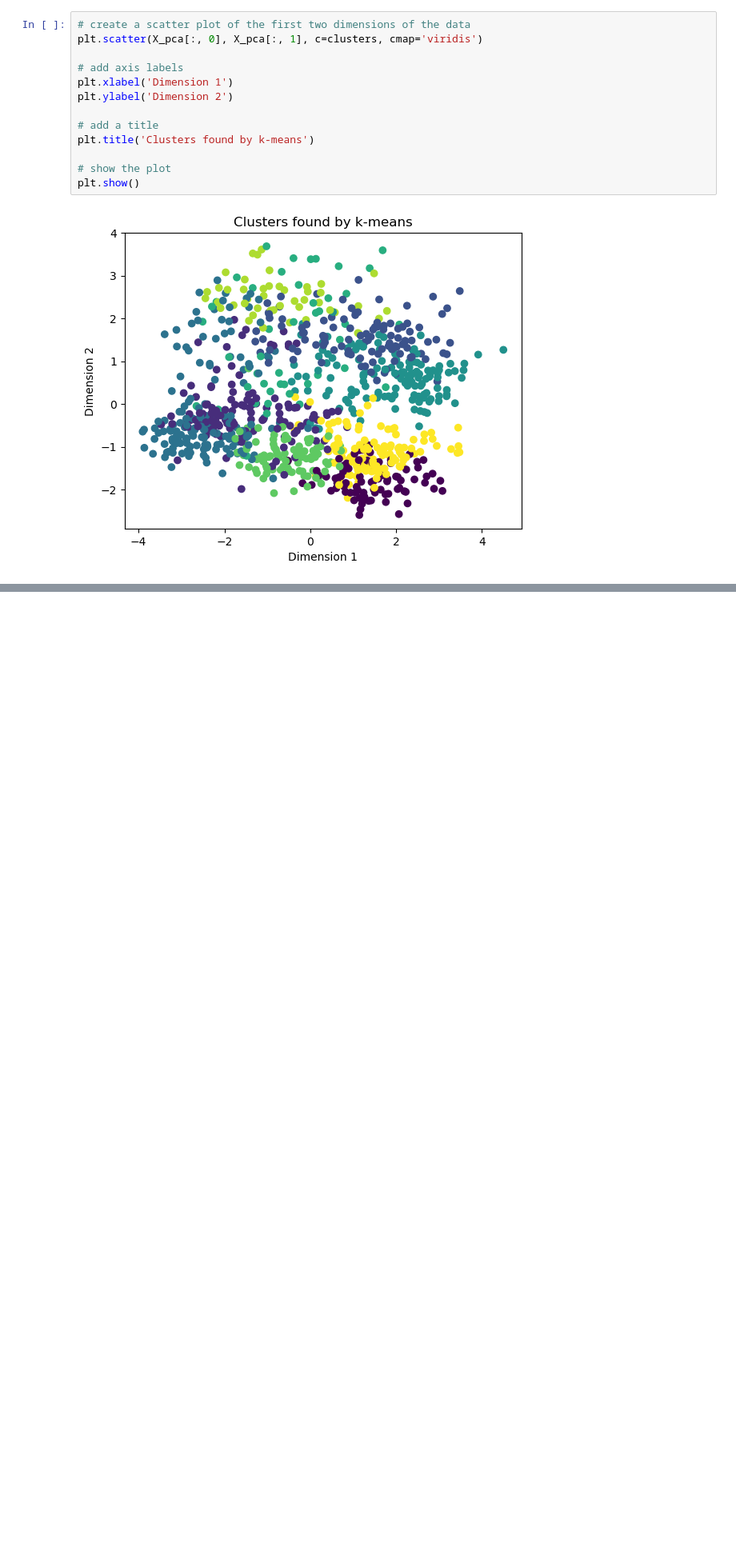
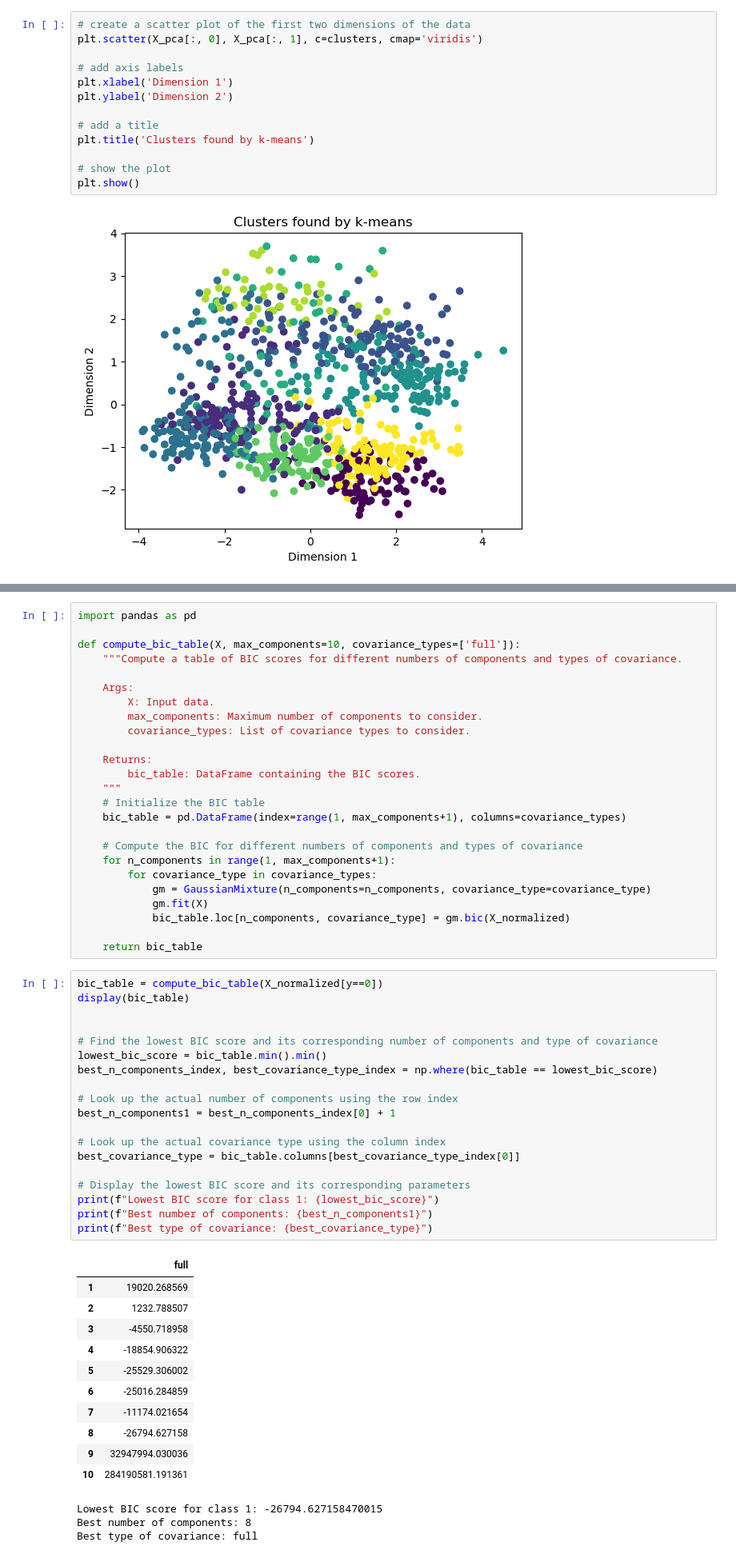
Before and after one commit to CursosLic-PabloAlvarado/tarea-6-t6-brayain, a Jupyter notebook: heart.ipynb, the cells around one changed output, grey strips where cells are left out. Shown at 80% size. Cells and saved outputs as stored; diff of their text form; blank space fills up the shorter version.

```diff
--- a/heart.ipynb
+++ b/heart.ipynb
@@ -316,0 +327,59 @@ plt.show()
+# %%
+import pandas as pd
+
+def compute_bic_table(X, max_components=10, covariance_types=['full']):
+    """Compute a table of BIC scores for different numbers of components and types of covariance.
+
+    Args:
+        X: Input data.
+        max_components: Maximum number of components to consider.
+        covariance_types: List of covariance types to consider.
+
+    Returns:
+        bic_table: DataFrame containing the BIC scores.
+    """
+    # Initialize the BIC table
+    bic_table = pd.DataFrame(index=range(1, max_components+1), columns=covariance_types)
+
+    # Compute the BIC for different numbers of components and types of covariance
+    for n_components in range(1, max_components+1):
+        for covariance_type in covariance_types:
+            gm = GaussianMixture(n_components=n_components, covariance_type=covariance_type)
+            gm.fit(X)
+            bic_table.loc[n_components, covariance_type] = gm.bic(X_normalized)
+
+    return bic_table
+# %%
+bic_table = compute_bic_table(X_normalized[y==0])
+display(bic_table)
+
+
+# Find the lowest BIC score and its corresponding number of components and type of covariance
+lowest_bic_score = bic_table.min().min()
+best_n_components_index, best_covariance_type_index = np.where(bic_table == lowest_bic_score)
+
+# Look up the actual number of components using the row index
+best_n_components1 = best_n_components_index[0] + 1
+
+# Look up the actual covariance type using the column index
+best_covariance_type = bic_table.columns[best_covariance_type_index[0]]
+
+# Display the lowest BIC score and its corresponding parameters
+print(f"Lowest BIC score for class 1: {lowest_bic_score}")
+print(f"Best number of components: {best_n_components1}")
+print(f"Best type of covariance: {best_covariance_type}")
+# %% [output]
+|  | full |
+| 1 | 19020.268569 |
+| 2 | 1232.788507 |
+| 3 | -4550.718958 |
+| 4 | -18854.906322 |
+| 5 | -25529.306002 |
+| 6 | -25016.284859 |
+| 7 | -11174.021654 |
+| 8 | -26794.627158 |
+| 9 | 32947994.030036 |
+| 10 | 284190581.191361 |
+Lowest BIC score for class 1: -26794.627158470015
+Best number of components: 8
+Best type of covariance: full
```
Also changed, not shown: parts of 10 cells of this notebook, 1 other file.
